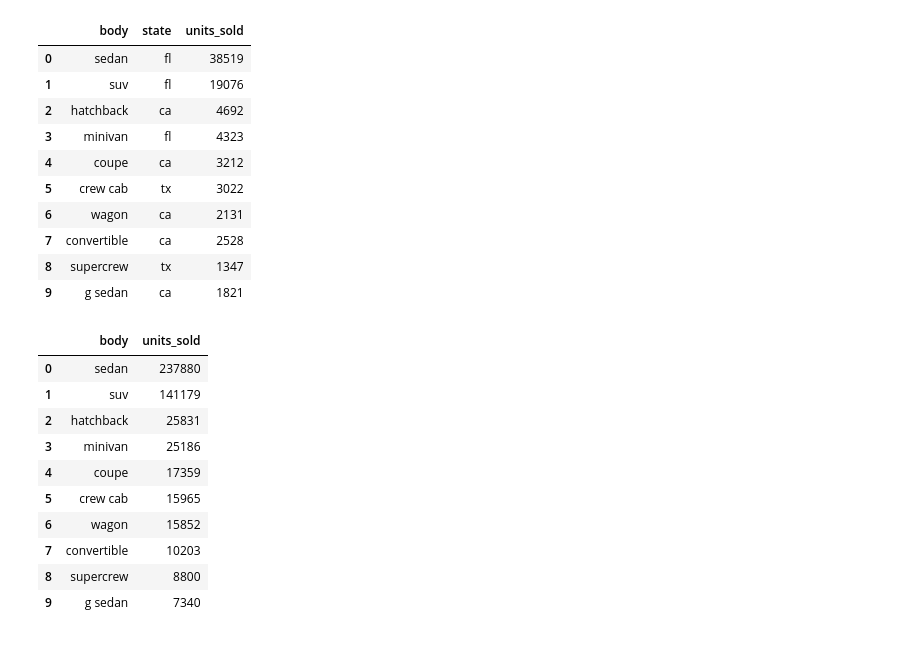
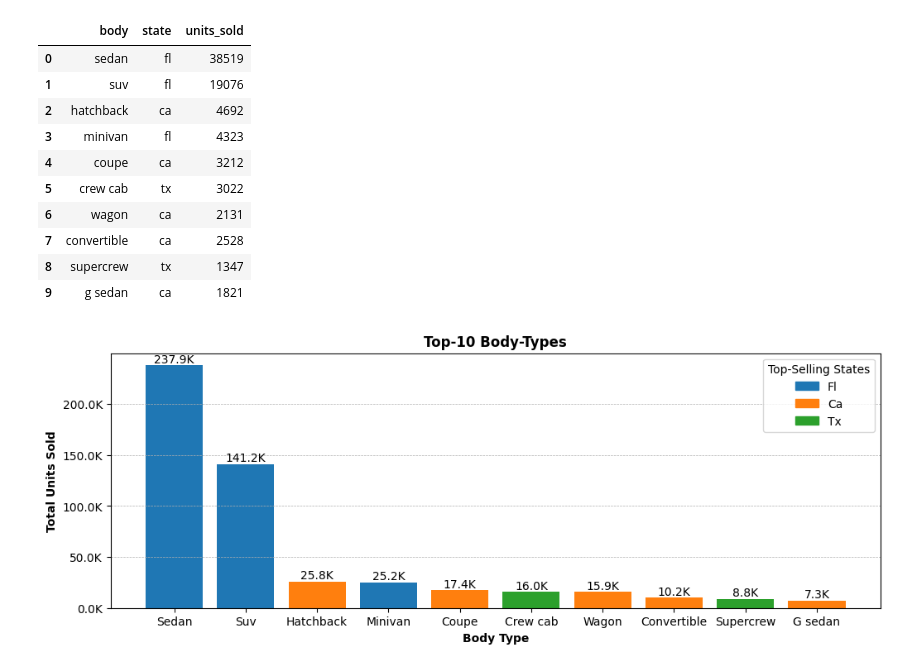
Before and after one commit to pranay-authankar/vehicle_sales_analytics, a Jupyter notebook: notebook/4_data_analysis.ipynb, the cells around one changed output. Saved outputs shown, nothing was run; the diff lists cells and outputs as text; code cells hidden in the pictures.

Commit message:
25-09: Added 3 Charts

```diff
--- a/notebook/4_data_analysis.ipynb
+++ b/notebook/4_data_analysis.ipynb
@@ -713,17 +714,39 @@ body_top_state
 | 7 | convertible | ca | 2528 |
 | 8 | supercrew | tx | 1347 |
 | 9 | g sedan | ca | 1821 |
-# %%
-top_10_body
-# %% [output]
-|  | body | units_sold |
-| 0 | sedan | 237880 |
-| 1 | suv | 141179 |
-| 2 | hatchback | 25831 |
-| 3 | minivan | 25186 |
-| 4 | coupe | 17359 |
-| 5 | crew cab | 15965 |
-| 6 | wagon | 15852 |
-| 7 | convertible | 10203 |
-| 8 | supercrew | 8800 |
-| 9 | g sedan | 7340 |
+# %%
+# Graph
+
+plt.figure(figsize = (12, 4))
+
+x_axis = top_10_body["body"].str.capitalize()
+y_axis = top_10_body["units_sold"]
+
+states = body_top_state["state"].unique()
+
+colors = plt.cm.tab10(range(len(states)))
+color_map = dict(zip(states, colors))
+color_bars = body_top_state["state"].map(color_map)
+
+bars = plt.bar(x_axis, y_axis, color = color_bars)
+
+plt.bar_label(bars, labels = [f"{x/1000:.1f}K" for x in bars.datavalues])
+
+plt.gca().yaxis.set_major_formatter(
+    ticker.FuncFormatter(lambda x, pos: f"{x/1000:.1f}K")
+)
+
+plt.grid(axis = "y", linewidth = 0.5, linestyle = "--")
+
+legend_items = [Patch(color = color_map[state], label = state.capitalize()) for state in color_map]
+
+plt.legend(handles = legend_items, title = "Top-Selling States")
+plt.xlabel("Body Type", fontweight = "bold")
+plt.ylabel("Total Units Sold", fontweight = "bold")
+plt.title("Top-10 Body-Types", fontweight = "bold", fontsize = 12)
+
+plt.savefig("../charts/top_body_state.png", bbox_inches = "tight")
+
+plt.show()
+# %% [output]
+[figure, added]
```
Also changed, not shown: parts of 5 cells of this notebook, 5 other files.
